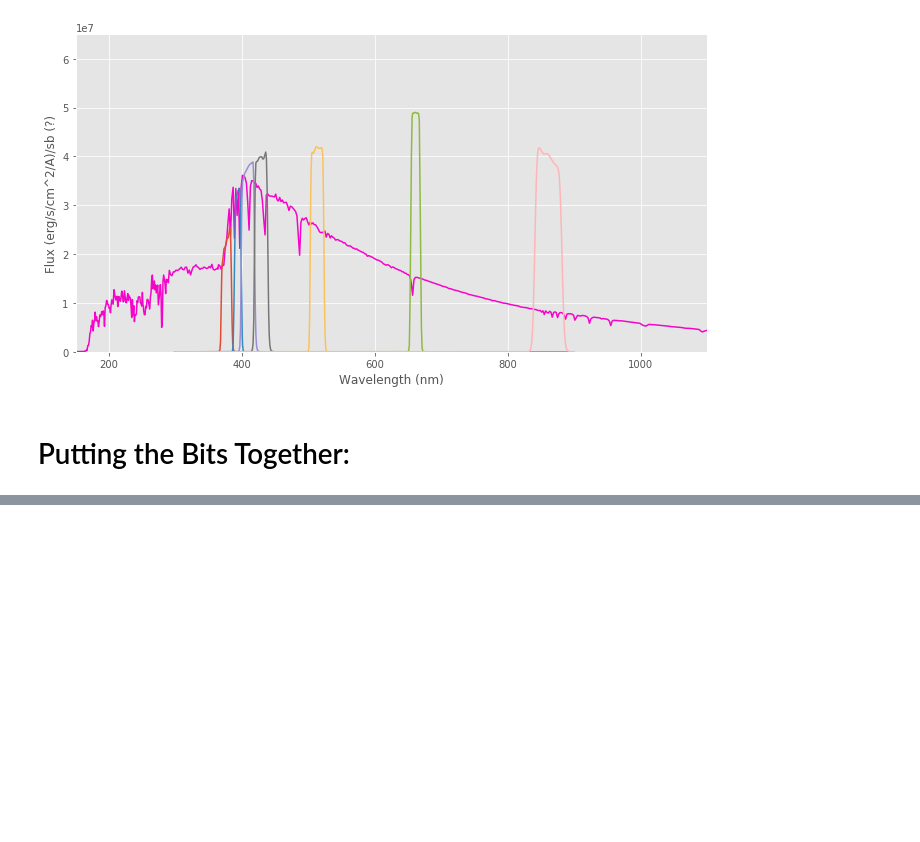
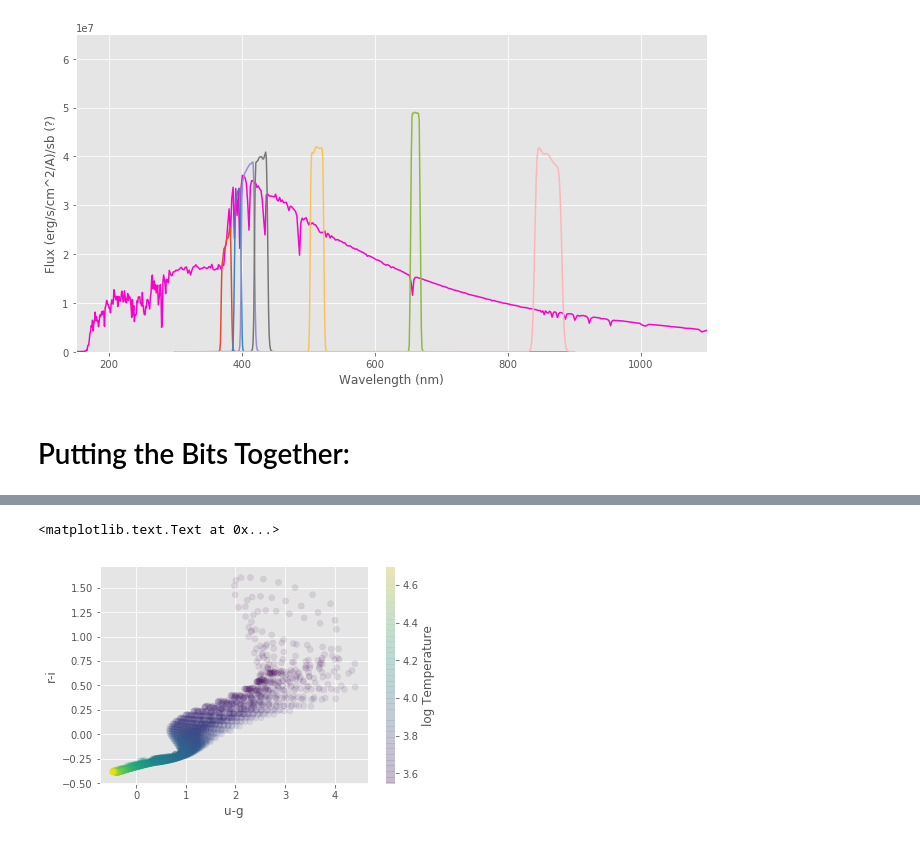
Before and after one commit to yoachim/LSST_narrowband, a Jupyter notebook: lsst_narrowband_spectra_templates.ipynb, the cells around one changed output, grey strips where cells are left out. Cells and saved outputs as stored; diff of their text form; code cells hidden in the pictures; blank space fills up the shorter version.

```diff
--- a/lsst_narrowband_spectra_templates.ipynb
+++ b/lsst_narrowband_spectra_templates.ipynb
@@ -313,0 +341,11 @@ list_list[0:20]
+# %%
+
+plt.scatter(model_atm_mags['u']-model_atm_mags['g'],model_atm_mags['r']-model_atm_mags['i'],
+            c=np.log10(model_atm_mags['Teff']), alpha=.1)
+cb = plt.colorbar()
+cb.set_label('log Temperature')
+plt.xlabel('u-g')
+plt.ylabel('r-i')
+# %% [output]
+<matplotlib.text.Text at 0x...>
+[figure, added]
```
Also changed, not shown: parts of 12 cells of this notebook, 1 other file.
